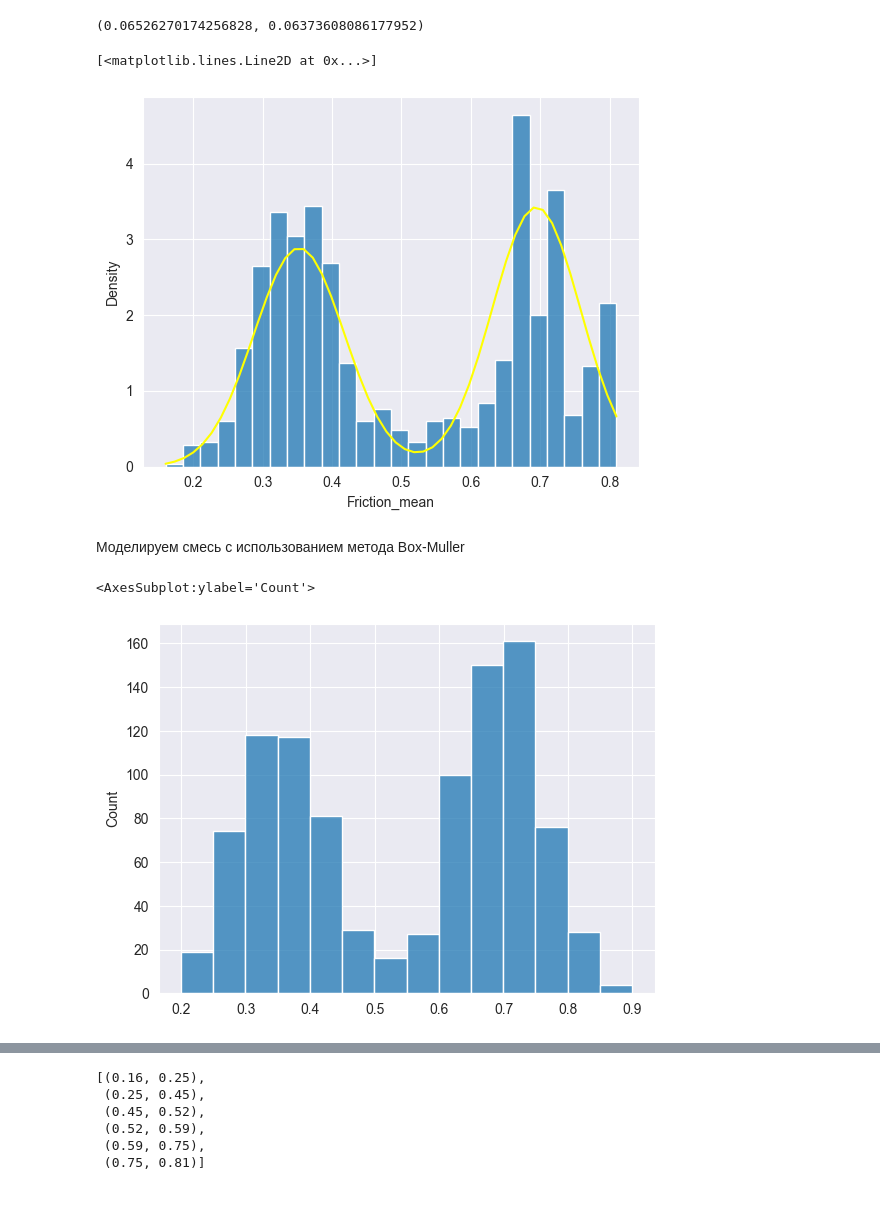
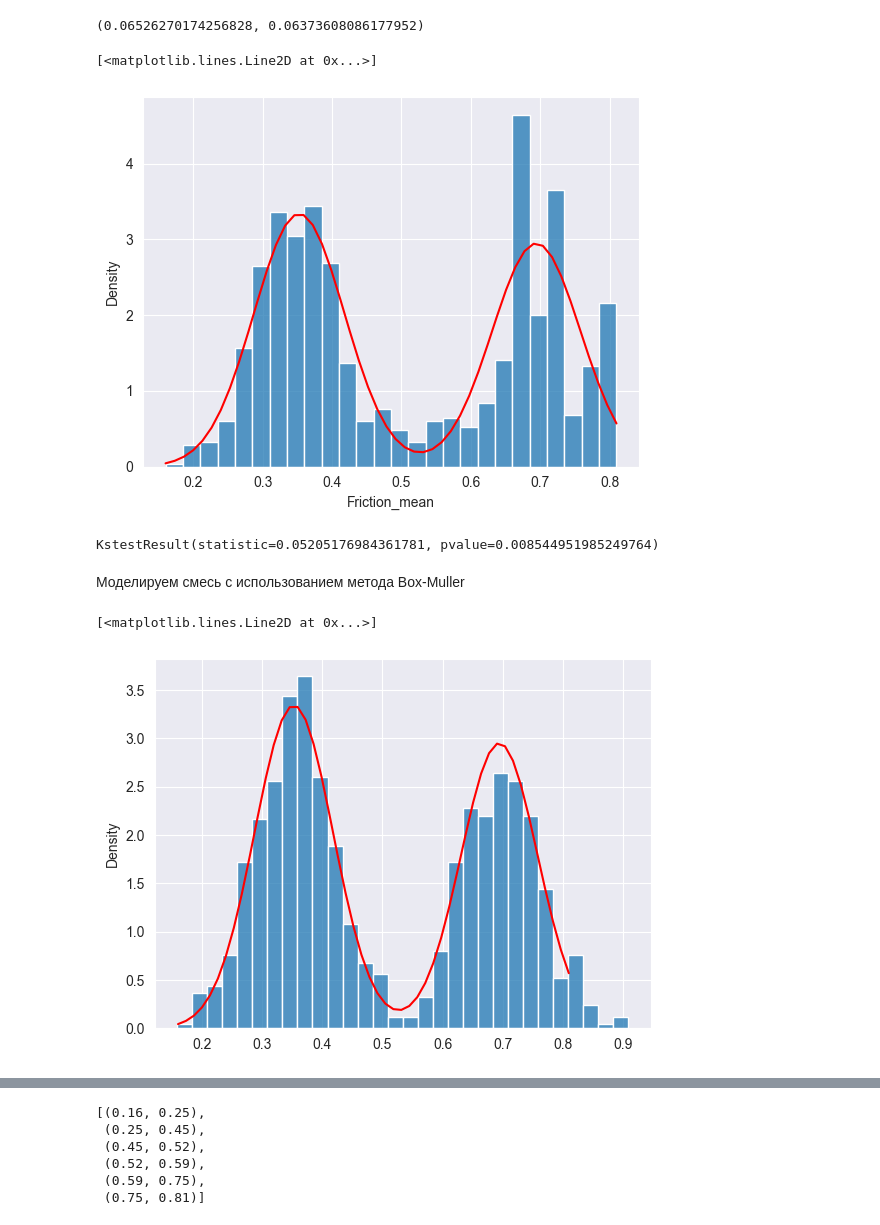
Before and after one commit to dmitry-grigorev/MultivarAnalysis, a Jupyter notebook: Lab3/Lab3notebook.ipynb, the cells around one changed output, grey strips where cells are left out. Drawn from its saved outputs; the diff is of its cells as text; code cells hidden in the pictures.

```diff
--- a/Lab3/Lab3notebook.ipynb
+++ b/Lab3/Lab3notebook.ipynb
@@ -112,8 +112,8 @@ pdf2 = lambda x: norm.pdf(x, loc = res['mu2'], scale = np.sqrt(res['sigma2']))
 cdf1 = lambda x: norm.cdf(x, loc = res['mu1'], scale = np.sqrt(res['sigma1']))
 cdf2 = lambda x: norm.cdf(x, loc = res['mu2'], scale = np.sqrt(res['sigma2']))
 
-pdf_unb = lambda x: res['alpha']*pdf1(x) + (1-res['alpha'])*pdf2(x)
-cdf_unb = lambda x: res['alpha']*cdf1(x) + (1-res['alpha'])*cdf2(x)
+pdf_unb = lambda x: res['alpha']*pdf2(x) + (1-res['alpha'])*pdf1(x)
+cdf_unb = lambda x: res['alpha']*cdf2(x) + (1-res['alpha'])*cdf1(x)
 
 restr_const = cdf_unb(sample['Friction_mean'].max()) - cdf_unb(sample['Friction_mean'].min())
 
@@ -123,10 +123,15 @@ cdf = lambda x: cdf_unb(x)/restr_const
 sns.histplot(x = sample['Friction_mean'], binwidth=0.025, stat='density')
 #plt.plot(x_grid, pdf1(x_grid), c = 'green')
 #plt.plot(x_grid, pdf2(x_grid), c = 'red')
-plt.plot(x_grid, pdf(x_grid), c = "yellow")
+plt.plot(x_grid, pdf(x_grid), c = "red")
 # %% [output]
 [<matplotlib.lines.Line2D at 0x...>]
-[figure, old version]
+[figure, new version]
+# %%
+from scipy.stats import kstest
+kstest(sample['Friction_mean'], cdf)
+# %% [output]
+KstestResult(statistic=0.05205176984361781, pvalue=0.008544951985249764)
 # %% [markdown]
 Моделируем смесь с использованием метода Box-Muller
 # %%
@@ -142,10 +147,11 @@ def boxmuller(n):
 # %%
 np.random.seed(42)
 eta = boxmuller(1000)
 alpha = np.random.uniform(size=1000)
-eta[alpha > res['alpha']] = eta[alpha > res['alpha']]*np.sqrt(res['sigma2']) + res['mu2']
-eta[alpha < res['alpha']] = eta[alpha < res['alpha']]*np.sqrt(res['sigma1']) + res['mu1']
-sns.histplot(x = eta, binwidth=0.05)
+eta[alpha < res['alpha']] = eta[alpha < res['alpha']]*np.sqrt(res['sigma2']) + res['mu2']
+eta[alpha > res['alpha']] = eta[alpha > res['alpha']]*np.sqrt(res['sigma1']) + res['mu1']
+sns.histplot(x = eta, binwidth=0.025, stat='density')
+plt.plot(x_grid, pdf(x_grid), color = 'red')
 # %% [output]
-<AxesSubplot:ylabel='Count'>
+[<matplotlib.lines.Line2D at 0x...>]
-[figure, old version]
+[figure, new version]
```
Also changed, not shown: parts of 63 cells of this notebook.
